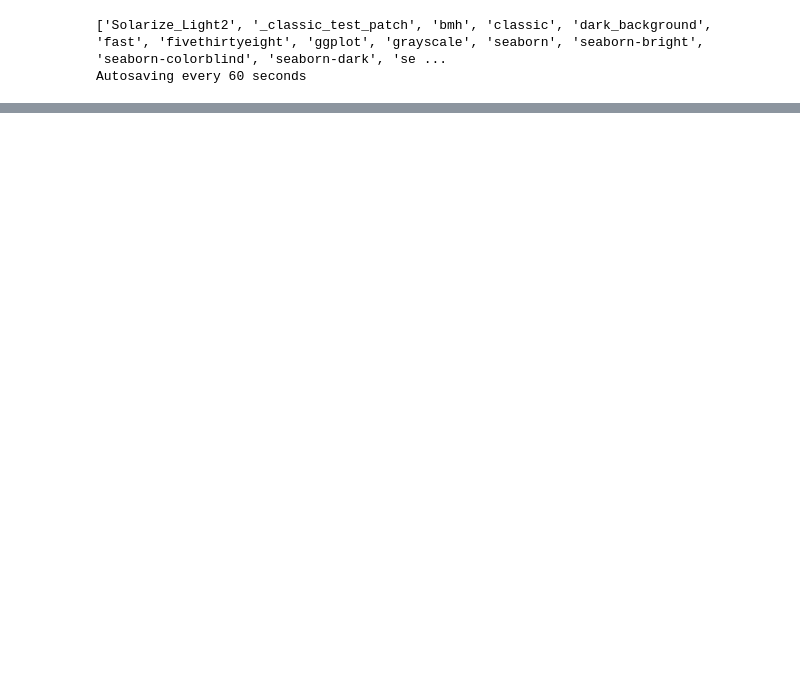
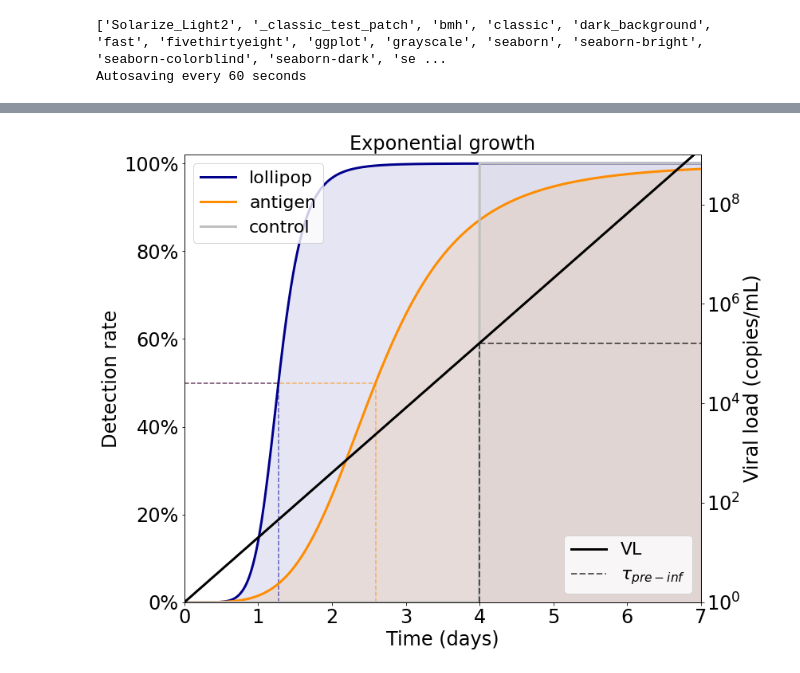
Before and after one commit to betoto008/Epidemiology_2020, a Jupyter notebook: Jupyter_Notebooks/Kitas_Schools/0_Sensitivity.ipynb, the cells around one changed output, grey strips where cells are left out. Cells and saved outputs as stored; diff of their text form; code cells hidden in the pictures; blank space fills up the shorter version.

```diff
--- a/Jupyter_Notebooks/Kitas_Schools/0_Sensitivity.ipynb
+++ b/Jupyter_Notebooks/Kitas_Schools/0_Sensitivity.ipynb
@@ -123,0 +119,36 @@ ax.yaxis.set_major_formatter(PercentFormatter(1))
+# %%
+fig, ax  = plt.subplots(figsize = (15,10), gridspec_kw={'bottom':0.1, 'left':0.2, 'right':.8})
+
+sensitivity1 = (1/(1+(np.log10(virus[1:])/((np.exp(-popt1[0]/popt1[1]))))**(popt1[1])))
+sensitivity2 = (1/(1+(np.log10(virus[1:])/((np.exp(-popt2[0]/popt2[1]))))**(popt2[1])))
+sensitivity3 = (1/(1+(np.log10(virus[1:])/((np.exp(-popt5[0]/popt5[1]))))**(popt5[1])))
+
+ax.plot(time[1:], sensitivity1 , color = 'darkblue', label = 'lollipop', linewidth = 3)
+#ax.plot(time[1:], sensitivity2 , color = 'lightblue')
+ax.plot(time[1:], sensitivity3 , color = 'darkorange', label = 'antigen', linewidth = 3)
+ax.plot(time, np.heaviside(time - (t_inc-tau), 0), color = 'silver', linewidth = 3, label  = 'control')
+
+ax.vlines([np.log(10**(np.exp(-popt1[0]/popt1[1])))/g, np.log(10**(np.exp(-popt5[0]/popt5[1])))/g], [0, 0], [.5, .5], colors = ['darkblue', 'darkorange'], linestyle = '--', alpha = .6)
+ax.hlines([.5, .5], [0, 0], [np.log(10**(np.exp(-popt5[0]/popt5[1])))/g, np.log(10**(np.exp(-popt1[0]/popt1[1])))/g], color = ['darkorange', 'darkblue'], linestyle = '--', alpha = .6)
+ax.fill_between(time, np.heaviside(time - (t_inc-tau), 0), 0, alpha = .1, color = 'silver')
+ax.fill_between(time[1:], sensitivity1, 0, alpha = .1, color = 'darkblue')
+ax.fill_between(time[1:], sensitivity3, 0, alpha = .1, color = 'darkorange')
+
+ax.set_ylim(0, 1.02)
+ax.set_xlim(0, 7)
+my_plot_layout(ax, ylabel = 'Detection rate', xlabel = 'Time (days)')
+ax.yaxis.set_major_formatter(PercentFormatter(1))
+ax.legend(fontsize = 22, loc = 2)
+
+ax2 = ax.twinx()
+ax2.plot(time, virus, color = 'k', linewidth = 3, label = 'VL')
+ax2.vlines([t_inc], 1, [np.exp(g * t_inc),], linestyle = '--', color = ['k', 'k'], linewidth = 2, label = r'$\tau_{pre-inf}$',alpha = .6)
+ax2.hlines([np.exp(g * t_inc)], [t_inc], 7, linestyle = '--', color = ['k', 'k'], linewidth = 2, alpha = .6)
+ax2.set_ylim(1, 1e9)
+ax2.legend(fontsize = 22, loc = 4)
+my_plot_layout(ax2, yscale = 'log',  xlabel = 'Time', ylabel = 'Viral load (copies/mL)',
+              title = 'Exponential growth')
+
+fig.savefig('../../Figures/Kitas_Schools/0_Sensitivity/detection_rate.pdf')
+# %% [output]
+[figure, added]
```
Also changed, not shown: parts of 4 cells of this notebook, 30 other files.
